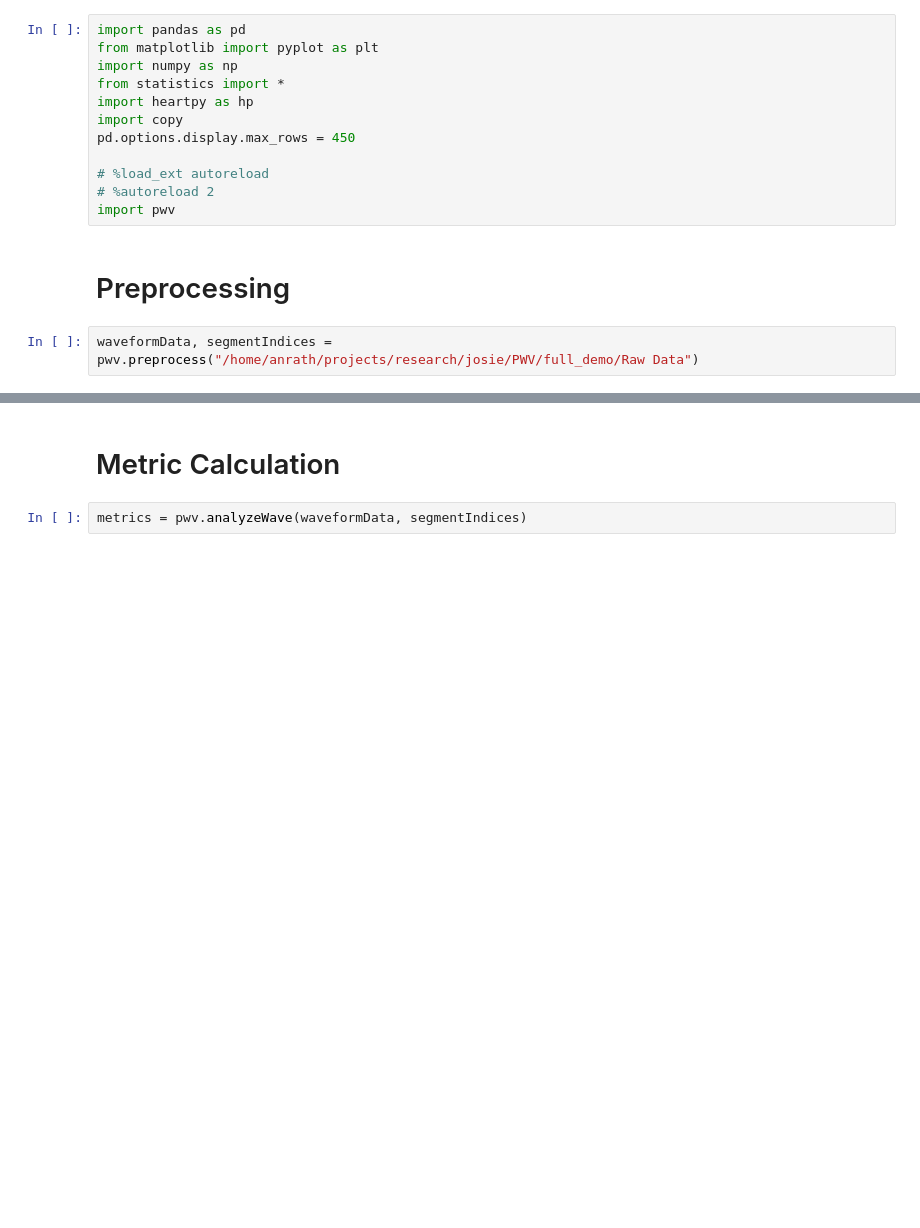
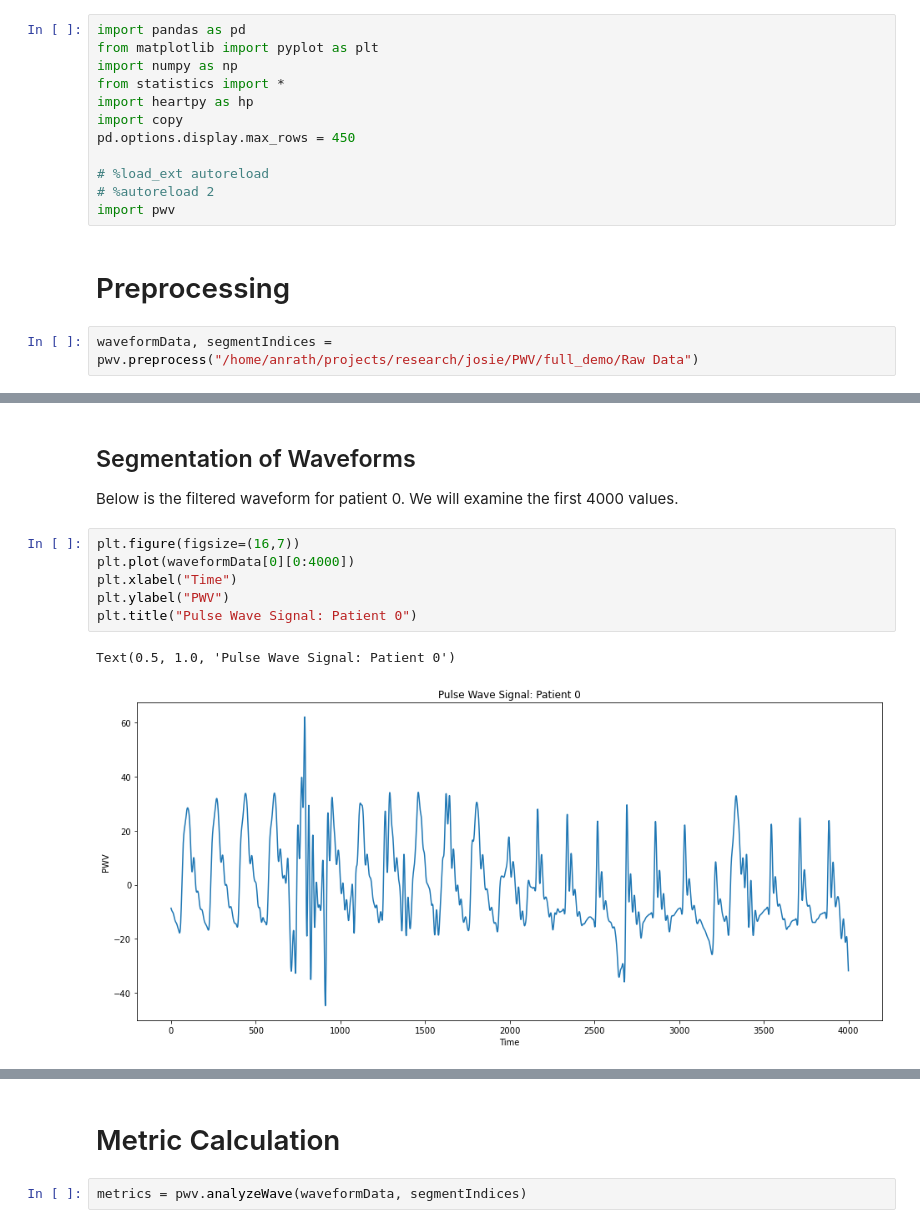
Before and after one commit to jozieLamp/PWV, a Jupyter notebook: full_demo/demo.ipynb, the cells around one changed output, grey strips where cells are left out. Drawn from its saved outputs; the diff is of its cells as text; blank space fills up the shorter version.

```diff
--- a/full_demo/demo.ipynb
+++ b/full_demo/demo.ipynb
@@ -23,0 +53,12 @@ Here is some text about...
+# %% [markdown]
+## Segmentation of Waveforms
+Below is the filtered waveform for patient 0. We will examine the first 4000 values.
+# %%
+plt.figure(figsize=(16,7))
+plt.plot(waveformData[0][0:4000])
+plt.xlabel("Time")
+plt.ylabel("PWV")
+plt.title("Pulse Wave Signal: Patient 0")
+# %% [output]
+Text(0.5, 1.0, 'Pulse Wave Signal: Patient 0')
+[figure, added]
```
Also changed, not shown: parts of 8 cells of this notebook, 1 other file.
